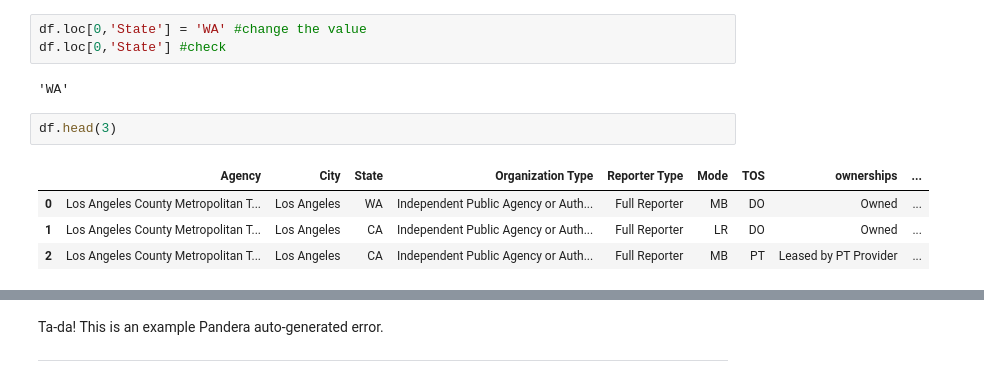
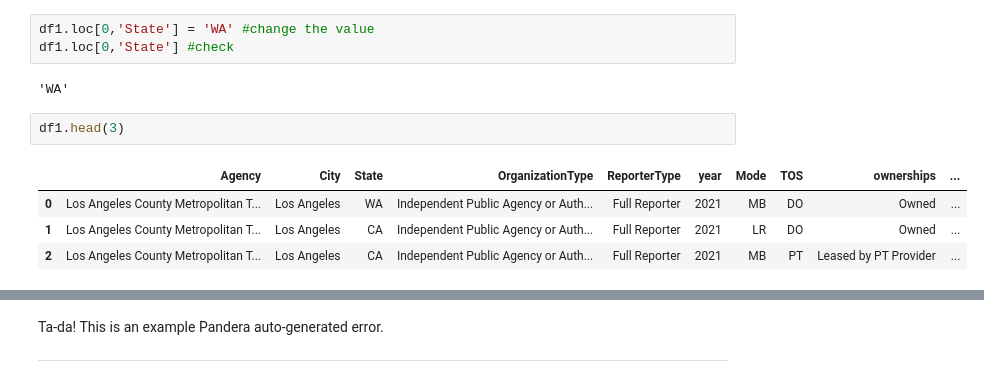
Before and after one commit to cal-itp/ntd-modernization, a Jupyter notebook: validation_tool/notebooks/2b_a10_validation_development.ipynb, the cells around one changed output, grey strips where cells are left out. Drawn from its saved outputs; the diff is of its cells as text.

```diff
--- a/validation_tool/notebooks/2b_a10_validation_development.ipynb
+++ b/validation_tool/notebooks/2b_a10_validation_development.ipynb
@@ -386,17 +368,17 @@ Now we will start customizing the validation schema. Made another copy of it fir
 To test, first changed one thing - to check if the `State` column equals "CA".
 Now I'll change one state to WA and see what the error report looks like.
 # %%
-df.loc[0,'State'] = 'WA' #change the value
-df.loc[0,'State'] #check
+df1.loc[0,'State'] = 'WA' #change the value
+df1.loc[0,'State'] #check
 # %% [output]
 'WA'
 # %%
-df.head(3)
+df1.head(3)
 # %% [output]
-|  | Agency | City | State | Organization Type | Reporter Type | Mode | TOS | ownerships | ... |
-| 0 | Los Angeles County Metropolitan T... | Los Angeles | WA | Independent Public Agency or Auth... | Full Reporter | MB | DO | Owned | ... |
-| 1 | Los Angeles County Metropolitan T... | Los Angeles | CA | Independent Public Agency or Auth... | Full Reporter | LR | DO | Owned | ... |
-| 2 | Los Angeles County Metropolitan T... | Los Angeles | CA | Independent Public Agency or Auth... | Full Reporter | MB | PT | Leased by PT Provider | ... |
+|  | Agency | City | State | OrganizationType | ReporterType | year | Mode | TOS | ownerships | ... |
+| 0 | Los Angeles County Metropolitan T... | Los Angeles | WA | Independent Public Agency or Auth... | Full Reporter | 2021 | MB | DO | Owned | ... |
+| 1 | Los Angeles County Metropolitan T... | Los Angeles | CA | Independent Public Agency or Auth... | Full Reporter | 2021 | LR | DO | Owned | ... |
+| 2 | Los Angeles County Metropolitan T... | Los Angeles | CA | Independent Public Agency or Auth... | Full Reporter | 2021 | MB | PT | Leased by PT Provider | ... |
 # %%
 pd.set_option('display.max_rows',100)
 
```
Also changed, not shown: parts of 23 cells of this notebook, 8 other files.
